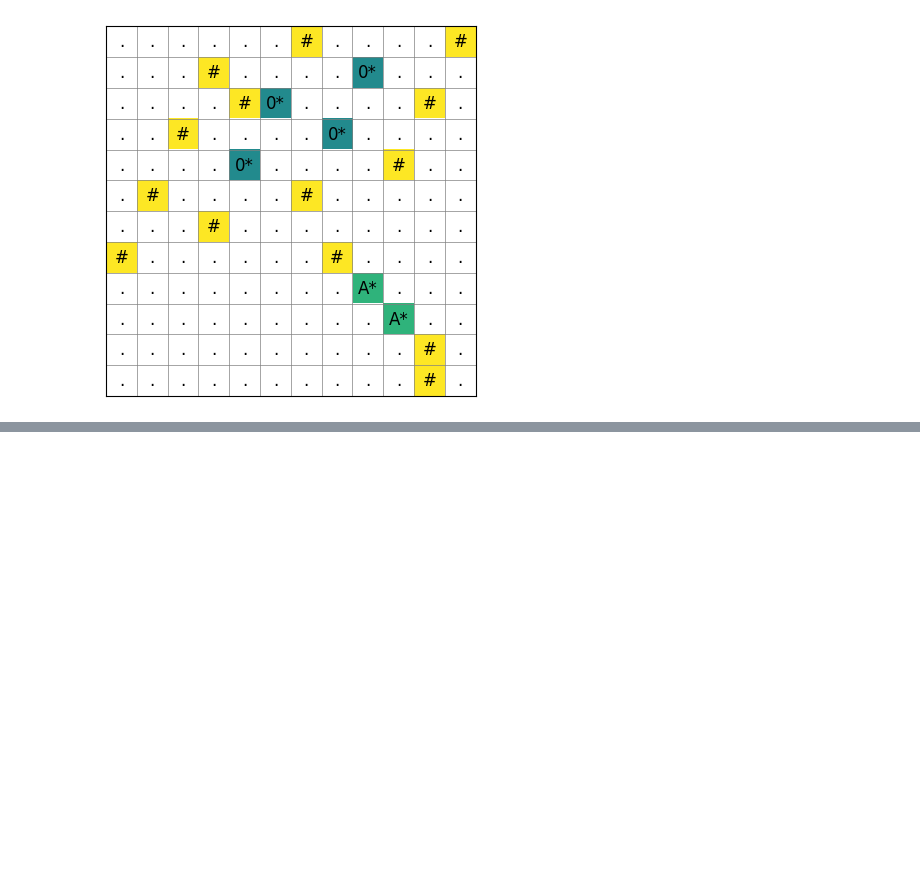
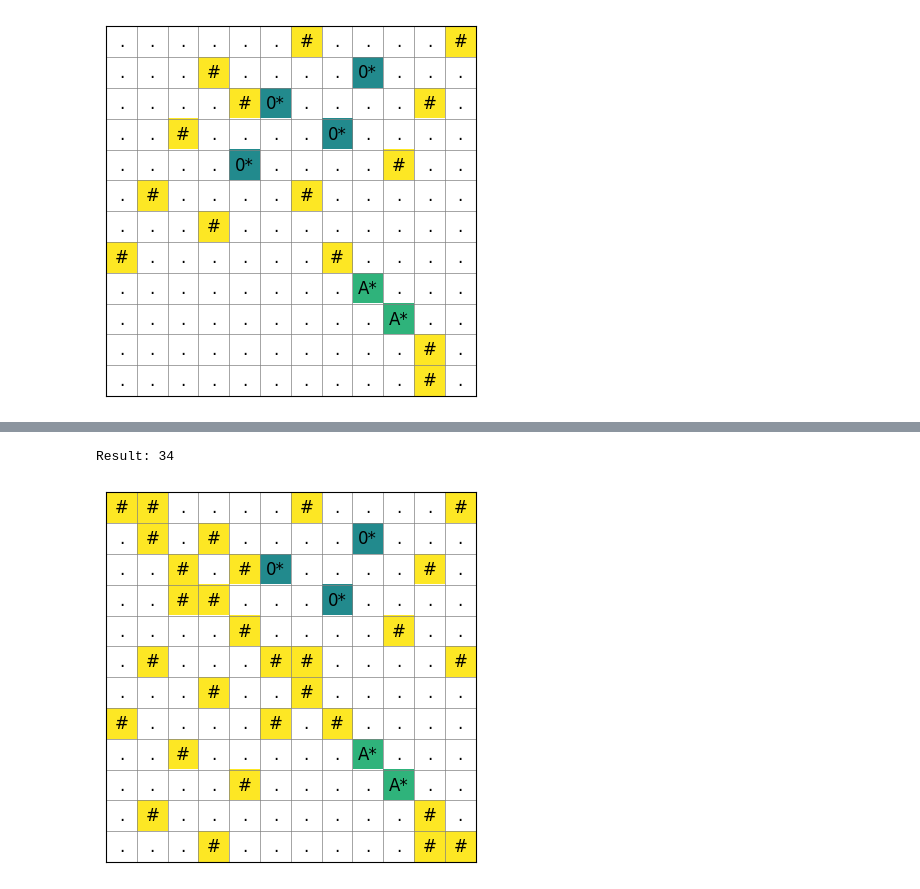
Before and after one commit to Ryxwaer/advent_of_code_2024, a Jupyter notebook: 8.ipynb, the cells around one changed output, grey strips where cells are left out. Cells and saved outputs as stored; diff of their text form; code cells hidden in the pictures; blank space fills up the shorter version.

Commit message:
second stars

```diff
--- a/8.ipynb
+++ b/8.ipynb
@@ -91,9 +91,9 @@ def place_antinodes(primary, secondary, map):
     dx = sx - px
     dy = sy - py
     if 0 <= px - dx < MAX_LEN and 0 <= py - dy < MAX_LEN:
-        antinode_map[px - dx, py - dy] = '#'
+        map[px - dx, py - dy] = '#'
     if 0 <= sx + dx < MAX_LEN and 0 <= sy + dy < MAX_LEN:
-        antinode_map[sx + dx, sy + dy] = '#'
+        map[sx + dx, sy + dy] = '#'
 # %%
 fx, fy = (-1, -1)
 
@@ -109,12 +109,12 @@ for search_value in unigue_values:
                     matrix[fx, fy] = matrix[fx, fy] + '*'
                     continue
                 # Secondary searched char encountered
-                place_antinodes((fx, fy), (x, y), matrix)
+                place_antinodes((fx, fy), (x, y), antinode_map)
 
 
         if fx == fy == -1:
             break
         fx, fy = (-1, -1)
 
-matrix
+antinode_map
 # %% [output]
@@ -139,0 +157,25 @@ Result: 14
+# %%
+fx, fy = (-1, -1)
+
+matrix = np.array([[y for y in x] for x in text.strip().split('\n')]).astype("<U3")
+
+for search_value in unigue_values:
+    while 1:
+        for y in range(0, MAX_LEN):
+            for x in range(0, MAX_LEN):
+                if matrix[x, y] != search_value:
+                    continue
+                # Primary searched char encountered
+                if fx == fy == -1:
+                    fx, fy = (x, y)
+                    matrix[fx, fy] = matrix[fx, fy] + '*'
+                    continue
+                # Secondary searched char encountered
+                place_antinodes_line((fx, fy), (x, y), antinode_map)
+
+
+        if fx == fy == -1:
+            break
+        fx, fy = (-1, -1)
+
+antinode_map
@@ -139,0 +195,12 @@ Result: 14
+# %%
+res = np.where(antinode_map == '#', antinode_map, matrix)
+unique, counts = np.unique(res, return_counts=True)
+
+np.where(unique=='.')[0][0]
+counts[np.where(unique=='.')[0][0]] = 0
+
+print(f"Result: {np.sum(counts)}")
+plot_matrix(res)
+# %% [output]
+Result: 34
+[figure, added]
```
Also changed, not shown: parts of 4 cells of this notebook, 1 other file.
